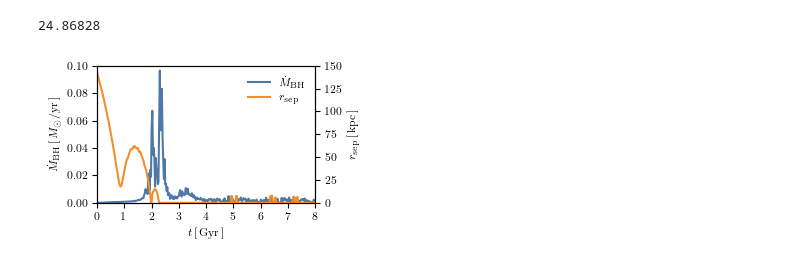
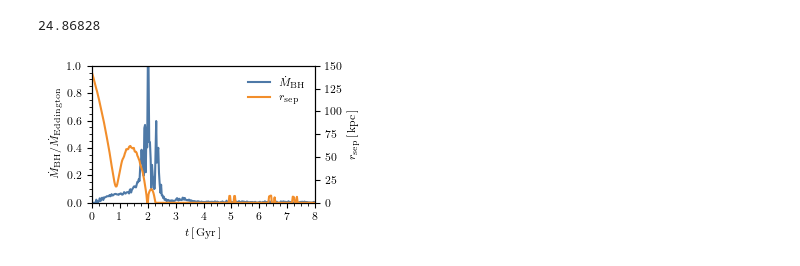
Before and after one commit to gusbeane/GSEgas, a Jupyter notebook: plots/gas_evol/gas_evol.ipynb, the cells around one changed output. Drawn from its saved outputs; the diff is of its cells as text; code cells hidden in the pictures.

Commit message:
Update MBHdot plot

```diff
--- a/plots/gas_evol/gas_evol.ipynb
+++ b/plots/gas_evol/gas_evol.ipynb
@@ -487,6 +487,7 @@ def get_summary(idx, sim, rmin=2, rmax=5, dsnap=0.025):
     out['BH_Mdot'] = snap['PartType5/BH_Mdot'][0]
     out['BH_CumEgyInjection_QM'] = snap['PartType5/BH_CumEgyInjection_QM'][0]
     out['BH_CumEgyInjection_RM'] = snap['PartType5/BH_CumEgyInjection_RM'][0]
+    out['BH_MdotEddington'] = snap['PartType5/BH_MdotEddington'][0]
 
     out['Mgas'] = np.sum(mass0[in_SN])
     out['SFR'] = np.sum(sfr0[in_SN])
@@ -662,24 +668,29 @@ Velocities
 # %%
 fig, ax = plt.subplots(1, 1, figsize=(columnwidth, 0.6*columnwidth))
 
 lns = []
+summary = summary0
+orbit = orbit0
 
-lns += ax.plot(summary0['Time'], 10*summary0['BH_Mdot'], c=tb_c[0], label=r'$\dot{M}_{\textrm{BH}}$')
+lns += ax.plot(summary['Time'], summary['BH_Mdot']/summary['BH_MdotEddington'],
+               c=tb_c[0], label=r'$\dot{M}_{\textrm{BH}}$')
 ax2 = ax.twinx()
-lns += ax2.plot(orbit0['Time'], orbit0['Rsep'], c=tb_c[1], label=r'$r_{\textrm{sep}}$')
+lns += ax2.plot(orbit['Time'], orbit['Rsep'], c=tb_c[1], label=r'$r_{\textrm{sep}}$')
 # ax.plot(summary1['Time'], 10*summary1['BH_Mdot'])
 
 labs = [l.get_label() for l in lns]
 ax.legend(lns, labs, frameon=False)
 
-ax.set(ylim=(0, 0.1), xlim=(0, 8))
+ax.set(ylim=(0, 1), xlim=(0, 8))
 ax.set(xlabel=r'$t\,[\,\textrm{Gyr}\,]$',
-       ylabel=r'$\dot{M}_{\textrm{BH}}\,[\,M_{\odot}/\textrm{yr}\,]$')
+       ylabel=r'$\dot{M}_{\textrm{BH}}/{\dot{M}_{\textrm{Eddington}}}$')
 
 ax.set(xticks=np.arange(0, 8+1, 1))
+ax.set_xticks(np.arange(0, 8+0.25, 0.25), minor=True)
+ax.set_yticks(np.arange(0, 1+0.05, 0.05), minor=True)
 
 ax2.set(ylim=(0, 150), ylabel=r'$r_{\textrm{sep}}\,[\,\textrm{kpc}\,]$')
 fig.tight_layout()
 fig.savefig('MdotBH_rsep.pdf')
 # %% [output]
-[figure, old version]
+[figure, new version]
```
Also changed, not shown: parts of 1 cell of this notebook, 1 other file.
